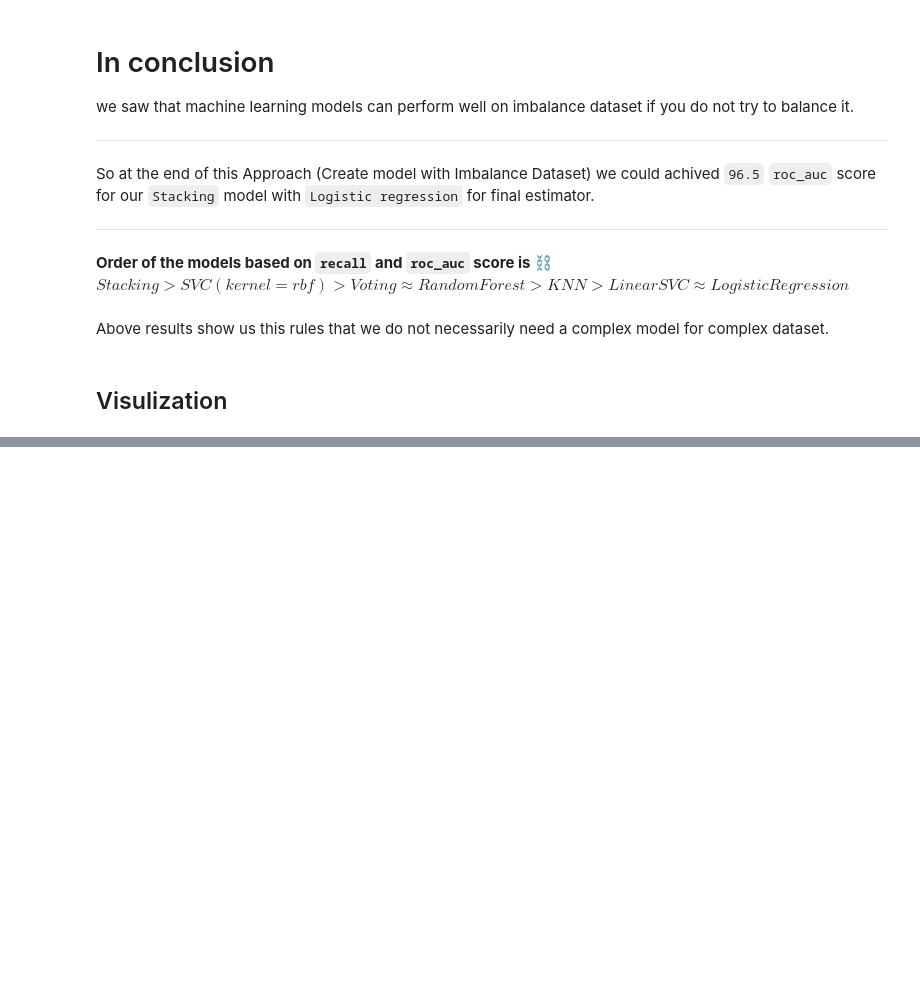
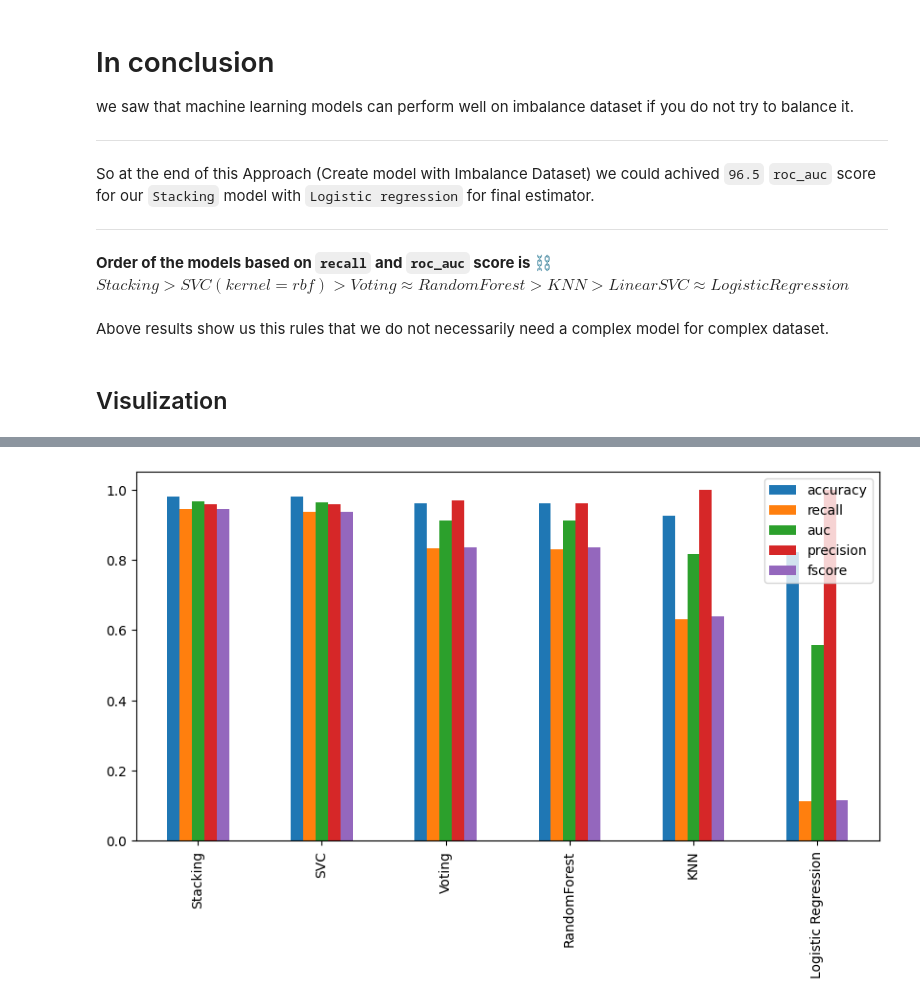
Before and after one commit to mrpintime/Epileptic-Seizure-Recognition, a Jupyter notebook: Epileptic_Seizure.ipynb, the cells around one changed output, grey strips where cells are left out. Cells and saved outputs as stored; diff of their text form; code cells hidden in the pictures; blank space fills up the shorter version.

Commit message:
update visualization and models

```diff
--- a/Epileptic_Seizure.ipynb
+++ b/Epileptic_Seizure.ipynb
@@ -225,7 +238,7 @@ As we can see `MEAN` and `STD` parameters of features are not to far away from e
 # %%
 # read dataset
 
-df_new = pd.read_csv("/content/drive/MyDrive/Epileptic Seizure Recognition/semi-preprocessed.csv")
+# df_new = pd.read_csv("/content/drive/MyDrive/Epileptic Seizure Recognition/semi-preprocessed.csv")
 # %%
 df_new.head()
 # %% [output]
@@ -505,9 +518,9 @@ roc_auc_score(y_true=y_test, y_score=pred)
 # %% [markdown]
 **Note**: we have many features (178) so probably we do not need to use kernel transformation and we can get good recall with `LinearSVC`.
 # %%
-svc_ml = cuml.svm.SVC()
+svc_ml = cuml.svm.LinearSVC()
 # svc_ml = LinearSVC()
-params = {'C':[0.2*n for n in range(1,20)], 'kernel':['linear']}
+params = {'C':[0.2*n for n in range(1,20)], 'penalty':['l1','l2']}
 
 gr_svc_linear = GridSearchCV(estimator=svc_ml, param_grid=params, n_jobs=-1, cv=3, scoring='recall')
 gr_svc_linear.fit(X_train, y_train.values.ravel())
@@ -847,0 +842,8 @@ plt.show()
+# %%
+df.plot(kind='bar', figsize=(10,5))
+plt.xticks([0,1,2,3,4,5], ['Stacking', 'SVC', 'Voting', 'RandomForest', 'KNN', 'Logistic Regression'])
+
+plt.legend(loc='best')
+plt.show()
+# %% [output]
+[figure, added]
```
Also changed, not shown: parts of 23 cells of this notebook.
